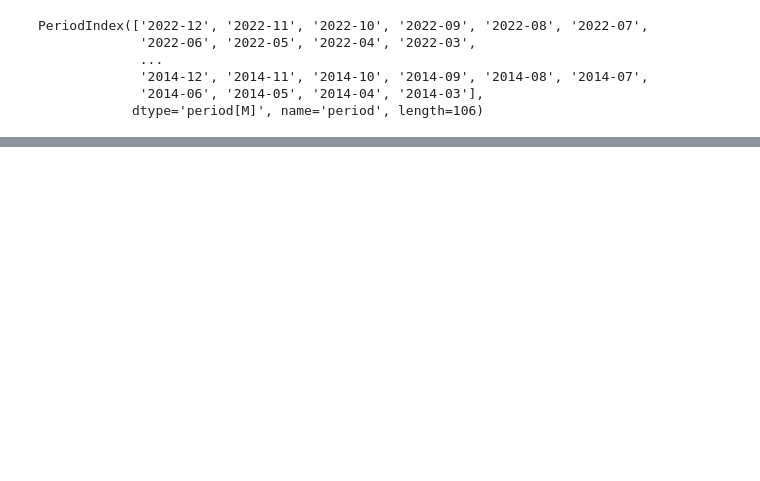
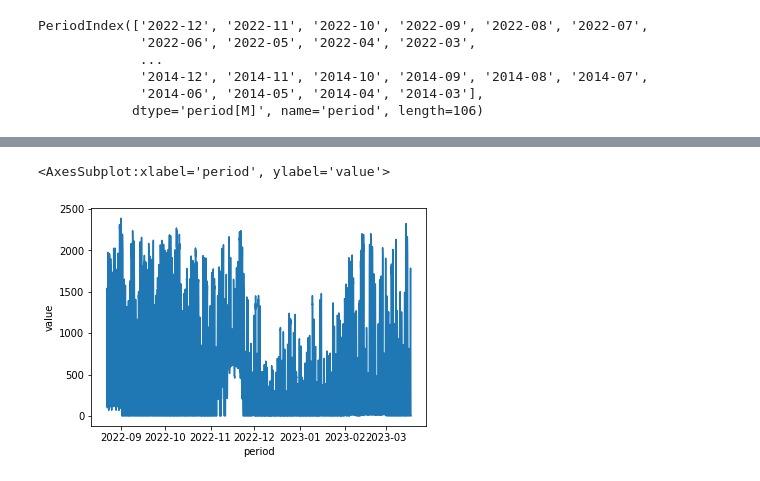
Before and after one commit to jjaeger1994/Personal-Projects, a Jupyter notebook: API Tool.ipynb, the cells around one changed output, grey strips where cells are left out. Cells and saved outputs as stored; diff of their text form; code cells hidden in the pictures; blank space fills up the shorter version.

```diff
--- a/API Tool.ipynb
+++ b/API Tool.ipynb
@@ -100,0 +114,3 @@ legend = ax.legend(loc="upper left")
+# %%
+json_data = request.json()
+json_data
@@ -100,0 +135,2 @@ legend = ax.legend(loc="upper left")
+# %%
+hourly_solar_generation = pd.DataFrame(json_data.get('response').get('data'))
@@ -100,0 +146,2 @@ legend = ax.legend(loc="upper left")
+# %%
+hourly_solar_generation.period = pd.to_datetime(hourly_solar_generation.period)
@@ -100,0 +157,5 @@ legend = ax.legend(loc="upper left")
+# %%
+sns.lineplot(x="period",y="value",data=hourly_solar_generation)
+# %% [output]
+<AxesSubplot:xlabel='period', ylabel='value'>
+[figure, added]
```
Also changed, not shown: parts of 19 cells of this notebook.
